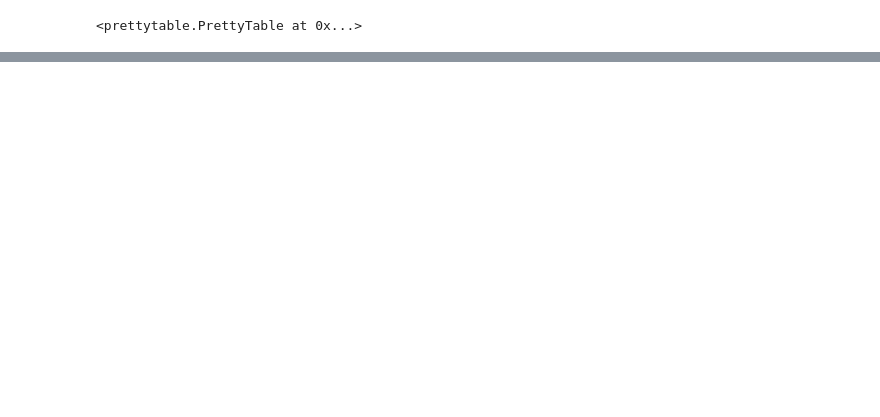
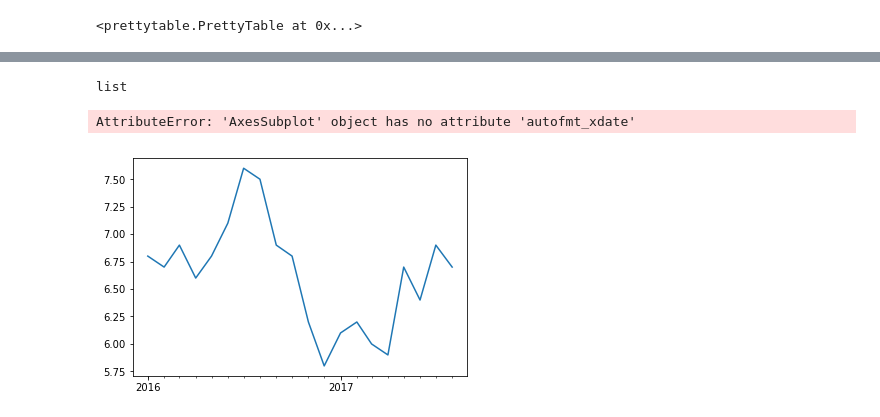
Before and after one commit to muftring/iu-datavis, a Jupyter notebook: project/bls-data-fetcher.ipynb, the cells around one changed output, grey strips where cells are left out. Drawn from its saved outputs; the diff is of its cells as text; code cells hidden in the pictures; blank space fills up the shorter version.

Commit message:
Project: data files, notebooks

```diff
--- a/project/bls-data-fetcher.ipynb
+++ b/project/bls-data-fetcher.ipynb
@@ -54,0 +169,2 @@ json_data
+# %%
+s = 'LAUMT423798000000003'
@@ -54,0 +195,2 @@ json_data
+# %%
+colNames = ["seriesid","year","month","period","date","state","city","measure","value","footnotes"]
@@ -55,18 +199,25 @@ json_data
 # %%
-# extract the response into a PrettyTable
+data = []
 for series in json_data['Results']['series']:
-    x=prettytable.PrettyTable(["series id","year","period","value","footnotes"])
+    x=prettytable.PrettyTable(colNames)
     seriesId = series['seriesID']
     for item in series['data']:
         year = item['year']
         period = item['period']
+        month = code2month[period]
+        date = dateFrom(year, month)
+        state = decodeState(seriesId)
+        city = decodeCityTown(seriesId)
+        measure = decodeMeasure(seriesId)
         value = item['value']
         footnotes=""
         for footnote in item['footnotes']:
             if footnote:
                 footnotes = footnotes + footnote['text'] + ','
         if 'M01' <= period <= 'M12':
-            x.add_row([seriesId,year,period,value,footnotes[0:-1]])
+            row = [seriesId,year,month,period,date,state,city,measure,value,footnotes[0:-1]]
+            x.add_row(row)
+            data.append(row)
 # %%
 x
 # %% [output]
@@ -93,0 +280,2 @@ print(x)
+# %%
+df = pd.DataFrame(data, columns=colNames)
@@ -93,0 +366,4 @@ print(x)
+# %%
+type(dates)
+# %% [output]
+list
@@ -93,0 +375,27 @@ print(x)
+# %%
+import matplotlib.dates as mdates
+
+x = list([dt.datetime.strptime(d,'%Y/%m').date() for d in df.date.values])
+y = list(df.value.values)
+
+years = mdates.YearLocator()   # every year
+months = mdates.MonthLocator()  # every month
+yearsFmt = mdates.DateFormatter('%Y')
+
+fig, ax = plt.subplots()
+
+ax.plot(x, y)
+
+# format the ticks
+ax.xaxis.set_major_locator(years)
+ax.xaxis.set_major_formatter(yearsFmt)
+ax.xaxis.set_minor_locator(months)
+
+ax.autofmt_xdate()
+ax.format_xdata = mdates.DateFormatter('%Y/%m')
+ax.grid(True)
+fig.autofmt_xdate()
+plt.show()
+# %% [output]
+AttributeError: 'AxesSubplot' object has no attribute 'autofmt_xdate'
+[figure, added]
```
Also changed, not shown: parts of 40 cells of this notebook, 9 other files.
